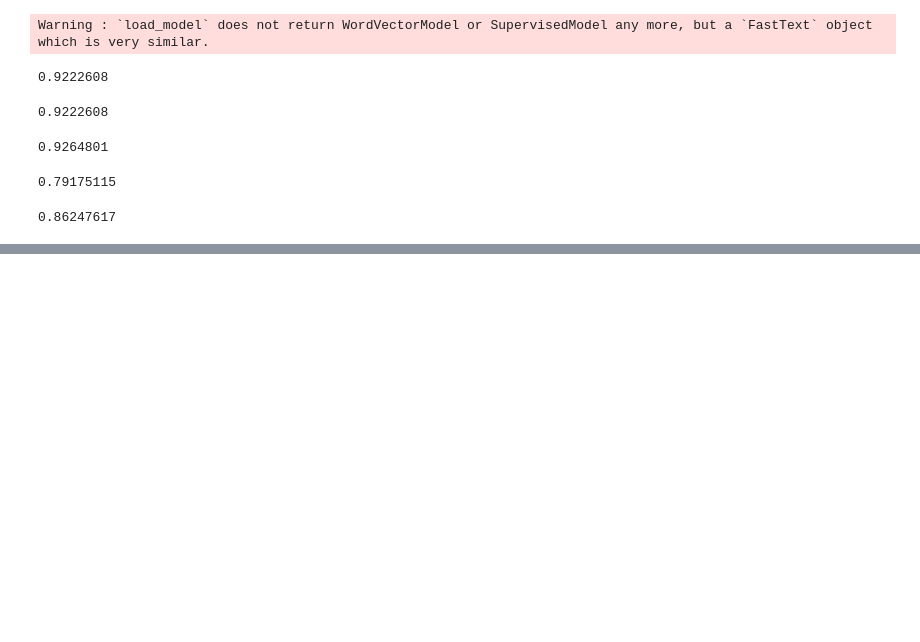
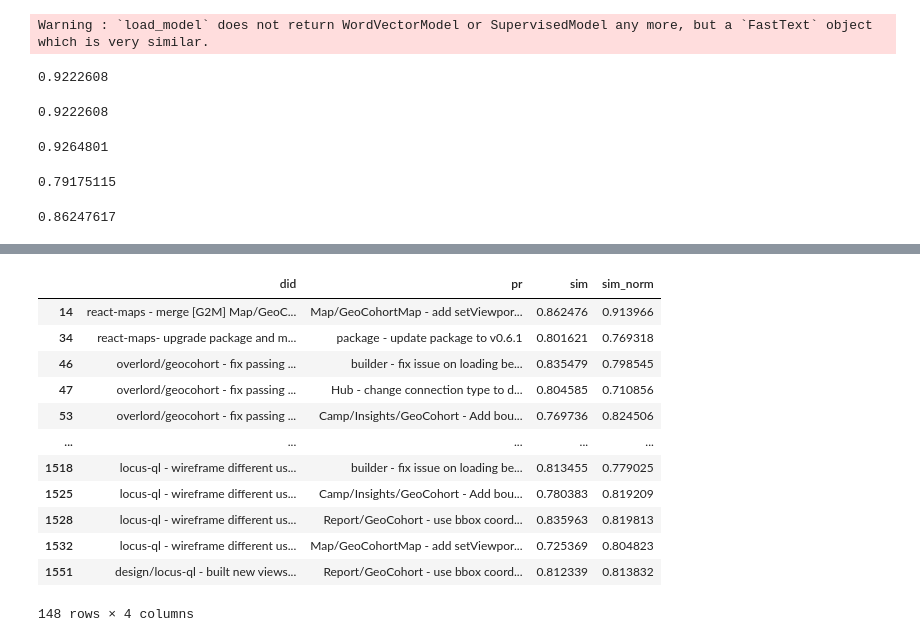
Before and after one commit to EQWorks/updates, a Jupyter notebook: nlp/similarity.ipynb, the cells around one changed output, grey strips where cells are left out. Cells and saved outputs as stored; diff of their text form; code cells hidden in the pictures; blank space fills up the shorter version.

```diff
--- a/nlp/similarity.ipynb
+++ b/nlp/similarity.ipynb
@@ -86,0 +262,18 @@ sim(
+# %%
+# filter by threshold of sim
+dff = df.query('sim >= 0.8 or sim_norm >= 0.8')
+dff
+# %% [output]
+|  | did | pr | sim | sim_norm |
+| 14 | react-maps - merge [G2M] Map/GeoC... | Map/GeoCohortMap - add setViewpor... | 0.862476 | 0.913966 |
+| 34 | react-maps- upgrade package and m... | package - update package to v0.6.1 | 0.801621 | 0.769318 |
+| 46 | overlord/geocohort - fix passing ... | builder - fix issue on loading be... | 0.835479 | 0.798545 |
+| 47 | overlord/geocohort - fix passing ... | Hub - change connection type to d... | 0.804585 | 0.710856 |
+| 53 | overlord/geocohort - fix passing ... | Camp/Insights/GeoCohort - Add bou... | 0.769736 | 0.824506 |
+| ... | ... | ... | ... | ... |
+| 1518 | locus-ql - wireframe different us... | builder - fix issue on loading be... | 0.813455 | 0.779025 |
+| 1525 | locus-ql - wireframe different us... | Camp/Insights/GeoCohort - Add bou... | 0.780383 | 0.819209 |
+| 1528 | locus-ql - wireframe different us... | Report/GeoCohort - use bbox coord... | 0.835963 | 0.819813 |
+| 1532 | locus-ql - wireframe different us... | Map/GeoCohortMap - add setViewpor... | 0.725369 | 0.804823 |
+| 1551 | design/locus-ql - built new views... | Report/GeoCohort - use bbox coord... | 0.812339 | 0.813832 |
+148 rows × 4 columns
```
Also changed, not shown: parts of 14 cells of this notebook.
